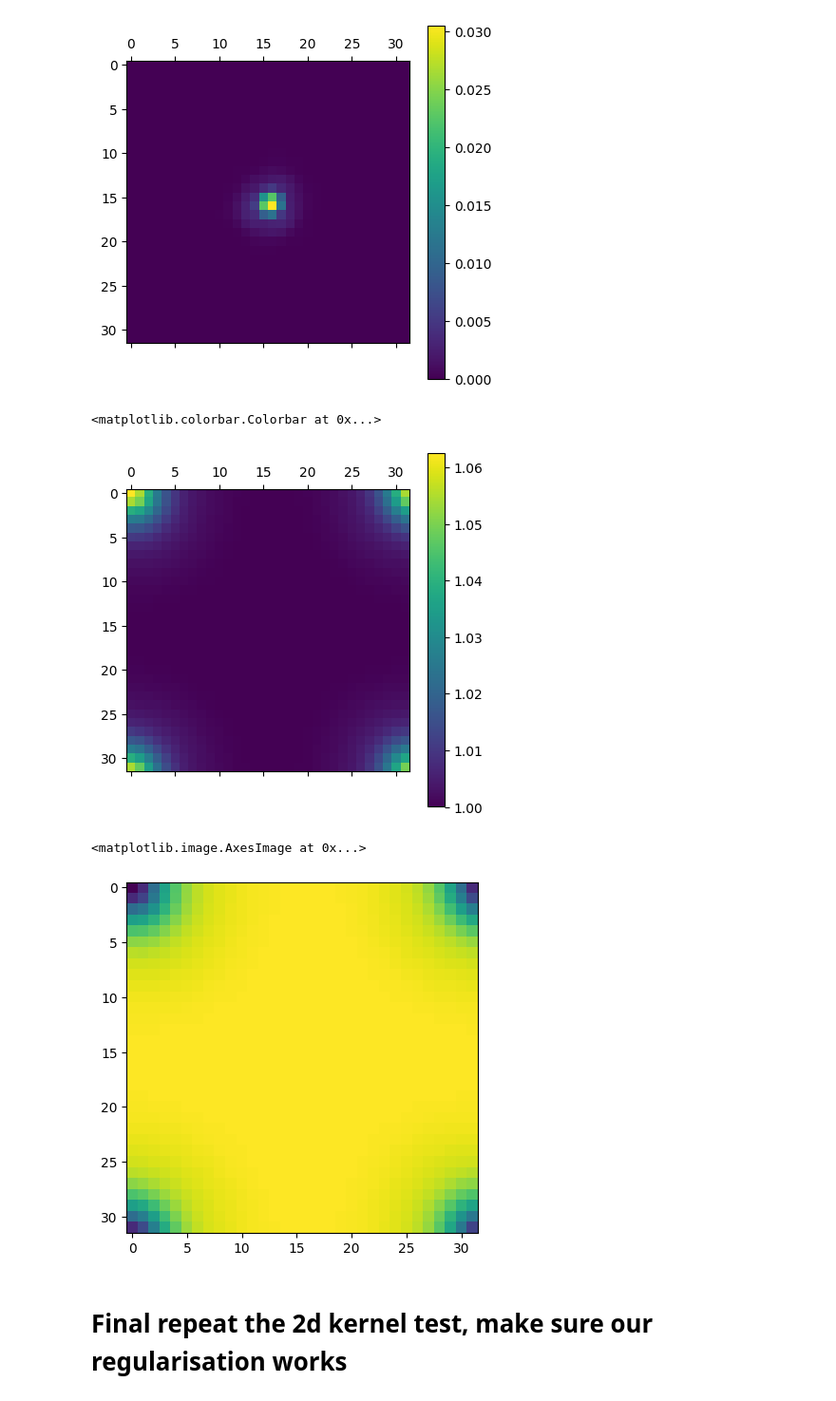
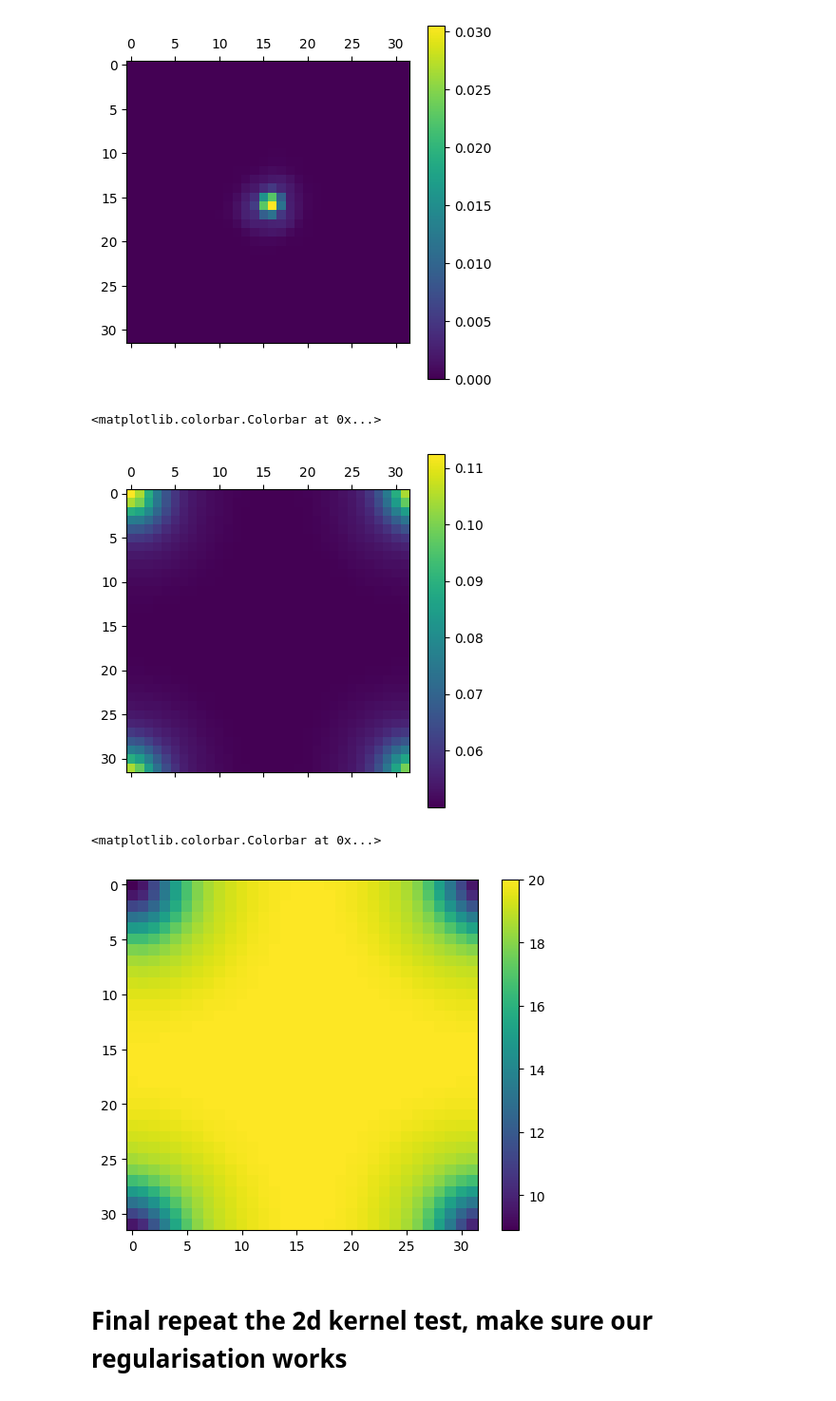
Before and after one commit to AlexandreAdam/DeblendingGalaxies, a Jupyter notebook: notebooks/correlated_gaussian_approx.ipynb, the cells around one changed output. Shown: that part at 95% size. Cells and saved outputs as stored; diff of their text form; code cells hidden in the pictures.

```diff
--- a/notebooks/correlated_gaussian_approx.ipynb
+++ b/notebooks/correlated_gaussian_approx.ipynb
@@ -496,18 +496,20 @@ tensor(0.2500)
 <matplotlib.colorbar.Colorbar at 0x...>
 [figure]
 # %%
-Lambda = torch.abs(torch.fft.fft2(kernel))**2 + 1
+beta = 5e-2
+Lambda = torch.abs(torch.fft.fft2(kernel))**2 + beta
 Lambda_inv = 1/Lambda
 plt.matshow(Lambda.abs())
 plt.colorbar()
 # %% [output]
 <matplotlib.colorbar.Colorbar at 0x...>
-[figure, old version]
+[figure, new version]
 # %%
 plt.imshow(Lambda_inv)
+plt.colorbar()
 # %% [output]
-<matplotlib.image.AxesImage at 0x...>
+<matplotlib.colorbar.Colorbar at 0x...>
-[figure, old version]
+[figure, new version]
 # %% [markdown]
 # Final repeat the 2d kernel test, make sure our regularisation works
 # %%
```
Also changed, not shown: parts of 16 cells of this notebook, 3 other files.
